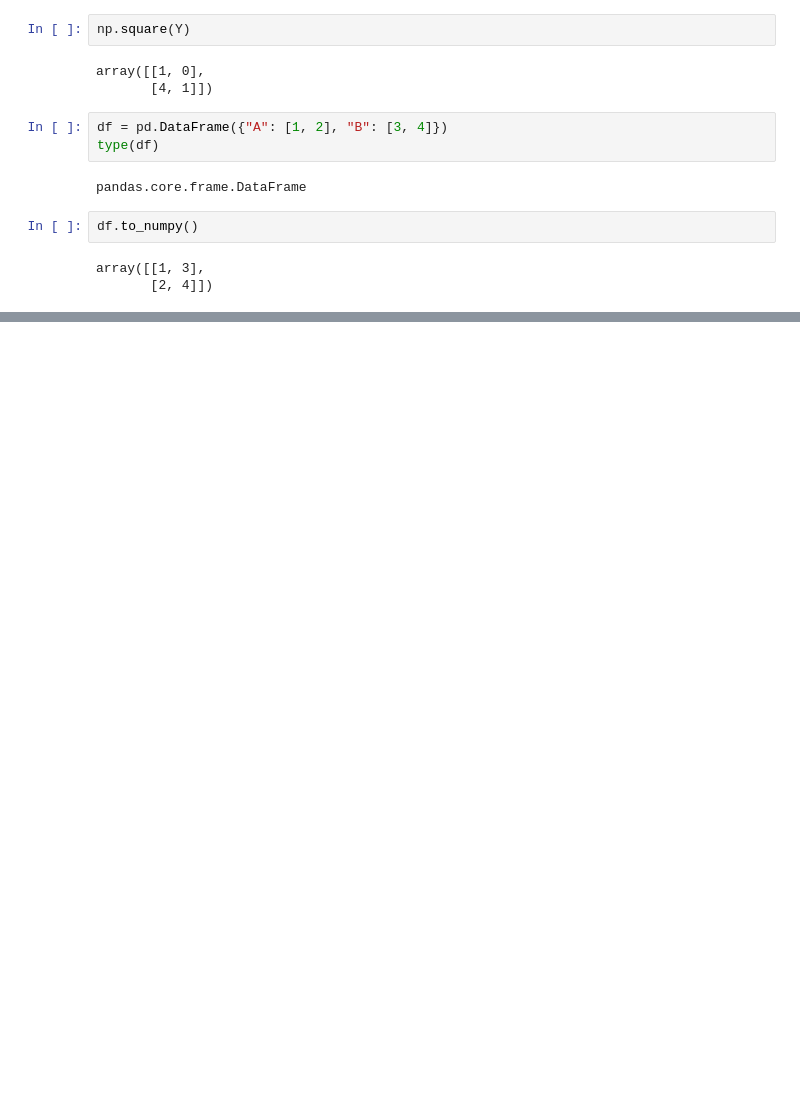
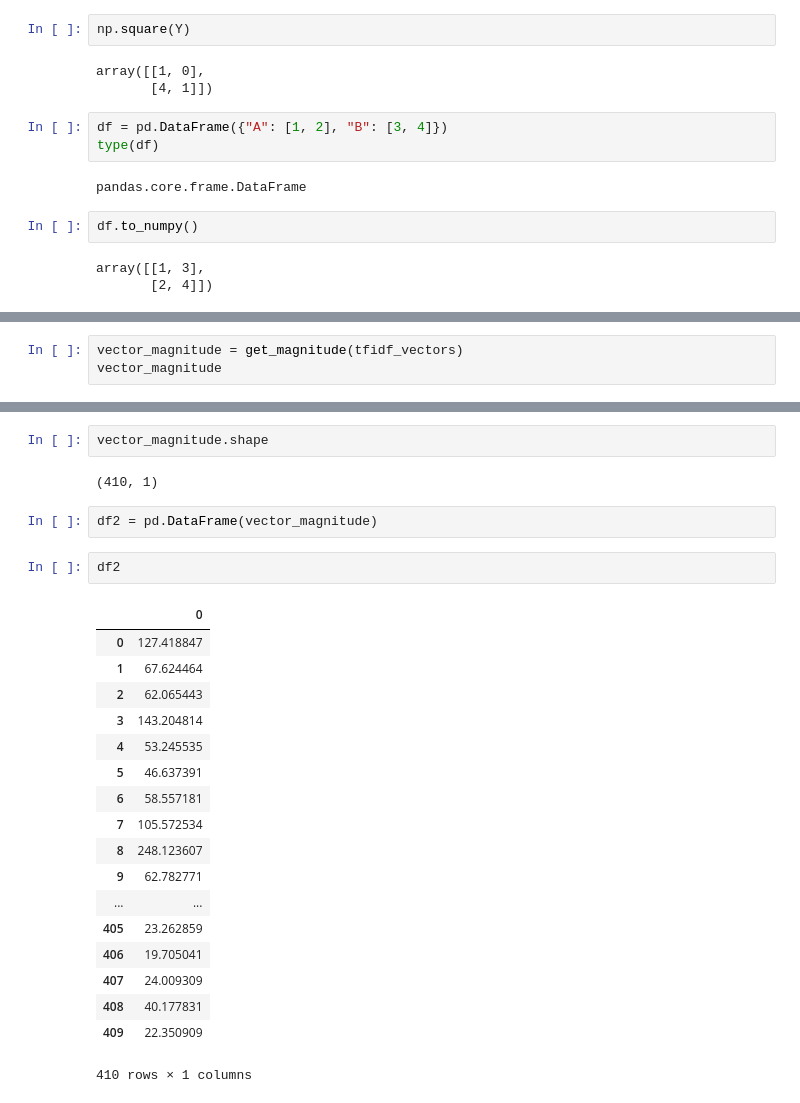
Before and after one commit to muksiddheswar/Hybrid-Recommender-System, a Jupyter notebook: test_nb_3.ipynb, the cells around one changed output, grey strips where cells are left out. Drawn from its saved outputs; the diff is of its cells as text; blank space fills up the shorter version.

```diff
--- a/test_nb_3.ipynb
+++ b/test_nb_3.ipynb
@@ -279,0 +601,3 @@ array([[1, 3],
+# %%
+vector_magnitude = get_magnitude(tfidf_vectors)
+vector_magnitude
@@ -279,0 +640,27 @@ array([[1, 3],
+# %%
+vector_magnitude.shape
+# %% [output]
+(410, 1)
+# %%
+df2 = pd.DataFrame(vector_magnitude)
+# %%
+df2
+# %% [output]
+|  | 0 |
+| 0 | 127.418847 |
+| 1 | 67.624464 |
+| 2 | 62.065443 |
+| 3 | 143.204814 |
+| 4 | 53.245535 |
+| 5 | 46.637391 |
+| 6 | 58.557181 |
+| 7 | 105.572534 |
+| 8 | 248.123607 |
+| 9 | 62.782771 |
+| ... | ... |
+| 405 | 23.262859 |
+| 406 | 19.705041 |
+| 407 | 24.009309 |
+| 408 | 40.177831 |
+| 409 | 22.350909 |
+410 rows × 1 columns
```
Also changed, not shown: parts of 34 cells of this notebook, 8 other files.
